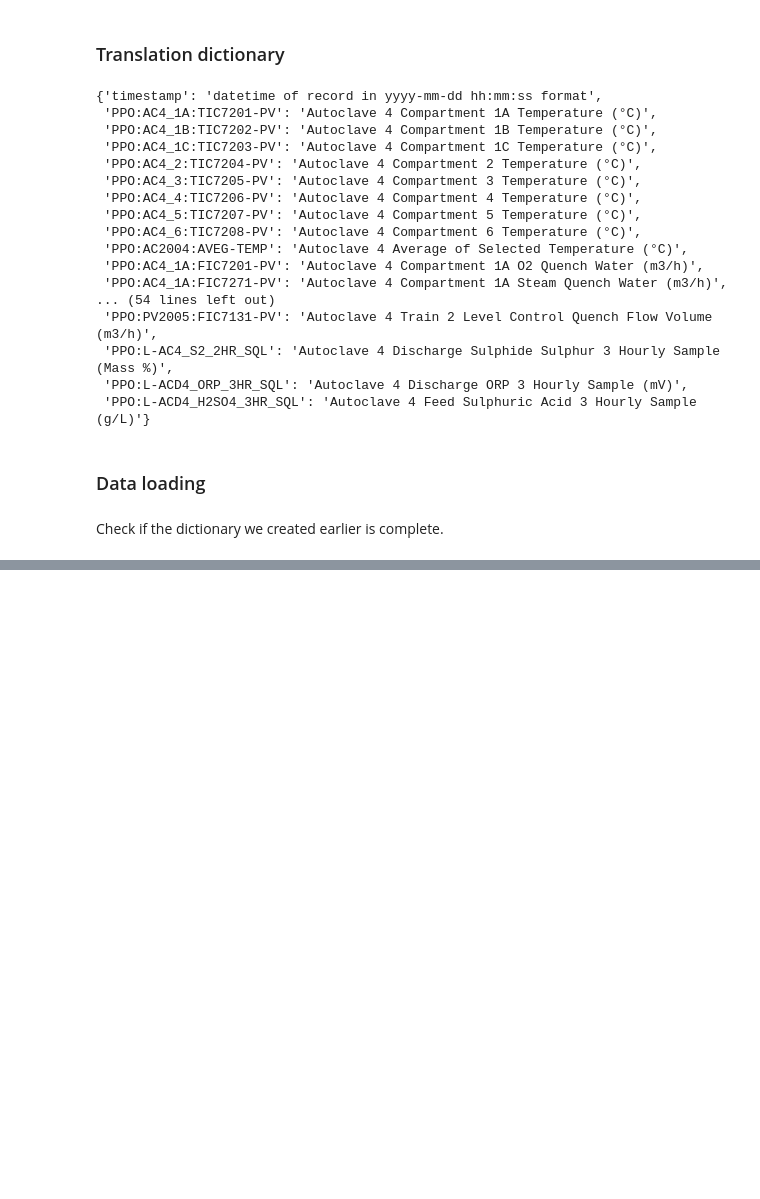
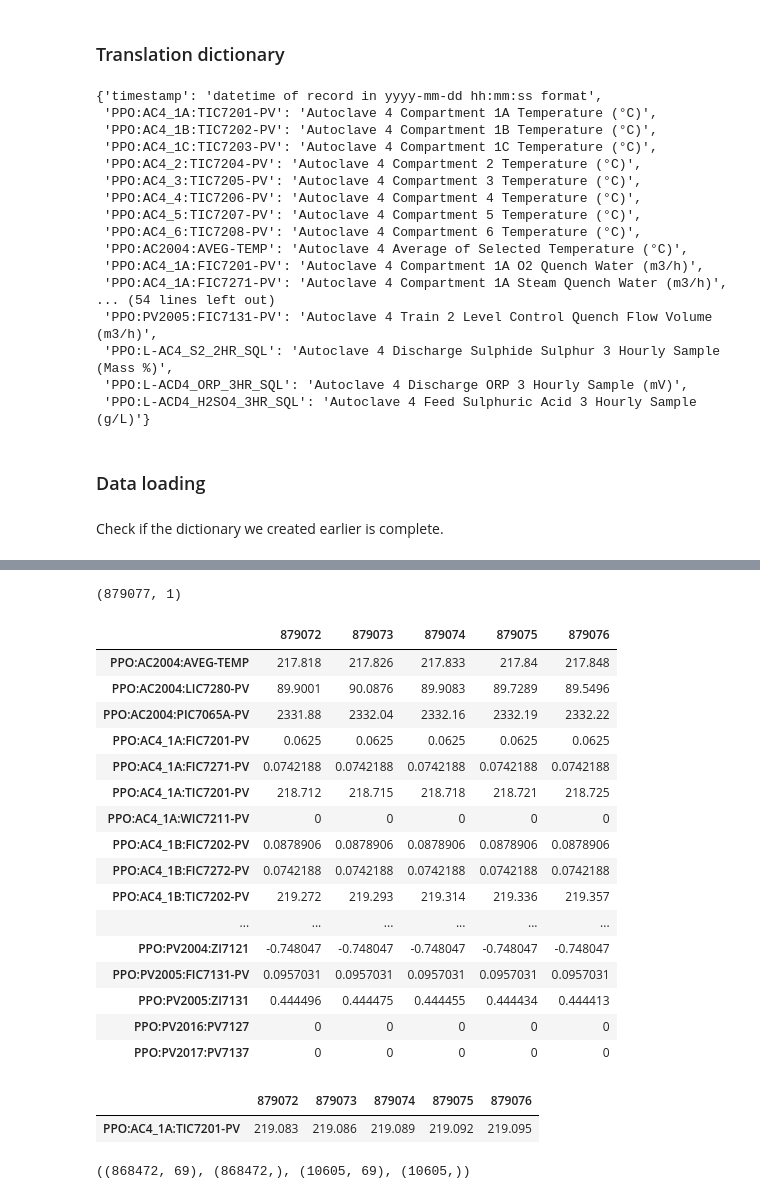
Before and after one commit to dabiged/TametheTemp, a Jupyter notebook: Data_investigations.ipynb, the cells around one changed output, grey strips where cells are left out. Drawn from its saved outputs; the diff is of its cells as text; code cells hidden in the pictures; blank space fills up the shorter version.

```diff
--- a/Data_investigations.ipynb
+++ b/Data_investigations.ipynb
@@ -132,2 +138,17 @@ def display_all(df):
     with pd.option_context("display.max_rows", 1000, "display.max_columns", 1000):
         display(df)
+# %%
+def _extract_y_value(df):
+    """The target or y-value here is the field PPO:AC4_1A:TIC7201-PV, lagged by one hour.
+    This should probably be left unchanged."""
+    x_columns = df.columns.values.tolist()
+    df['target_timestamp'] = df['timestamp'] - pd.Timedelta(seconds=3600)
+    df['target_PPO:AC4_1A:TIC7201-PV'] = df['PPO:AC4_1A:TIC7201-PV']
+    x_df = df[x_columns]
+    y_df = df[['target_timestamp', 'target_PPO:AC4_1A:TIC7201-PV']]
+    merged_df = pd.merge(x_df, y_df, left_on='timestamp', right_on='target_timestamp')
+    x_df = merged_df[x_columns].drop(columns=['timestamp'])
+    y_df = merged_df[['target_PPO:AC4_1A:TIC7201-PV']].rename(columns={
+        'target_PPO:AC4_1A:TIC7201-PV': 'PPO:AC4_1A:TIC7201-PV'
+    })
+    return x_df, y_df
@@ -189,0 +204,49 @@ Name: PPO:AC4_1A:TIC7201-PV, Length: 961920, dtype: object
+# %%
+X, Y = _extract_y_value(df)
+# %%
+Y.shape
+# %% [output]
+(879077, 1)
+# %%
+display_all(X.tail().T)
+# %% [output]
+|  | 879072 | 879073 | 879074 | 879075 | 879076 |
+| PPO:AC2004:AVEG-TEMP | 217.818 | 217.826 | 217.833 | 217.84 | 217.848 |
+| PPO:AC2004:LIC7280-PV | 89.9001 | 90.0876 | 89.9083 | 89.7289 | 89.5496 |
+| PPO:AC2004:PIC7065A-PV | 2331.88 | 2332.04 | 2332.16 | 2332.19 | 2332.22 |
+| PPO:AC4_1A:FIC7201-PV | 0.0625 | 0.0625 | 0.0625 | 0.0625 | 0.0625 |
+| PPO:AC4_1A:FIC7271-PV | 0.0742188 | 0.0742188 | 0.0742188 | 0.0742188 | 0.0742188 |
+| PPO:AC4_1A:TIC7201-PV | 218.712 | 218.715 | 218.718 | 218.721 | 218.725 |
+| PPO:AC4_1A:WIC7211-PV | 0 | 0 | 0 | 0 | 0 |
+| PPO:AC4_1B:FIC7202-PV | 0.0878906 | 0.0878906 | 0.0878906 | 0.0878906 | 0.0878906 |
+| PPO:AC4_1B:FIC7272-PV | 0.0742188 | 0.0742188 | 0.0742188 | 0.0742188 | 0.0742188 |
+| PPO:AC4_1B:TIC7202-PV | 219.272 | 219.293 | 219.314 | 219.336 | 219.357 |
+| ... | ... | ... | ... | ... | ... |
+| PPO:PV2004:ZI7121 | -0.748047 | -0.748047 | -0.748047 | -0.748047 | -0.748047 |
+| PPO:PV2005:FIC7131-PV | 0.0957031 | 0.0957031 | 0.0957031 | 0.0957031 | 0.0957031 |
+| PPO:PV2005:ZI7131 | 0.444496 | 0.444475 | 0.444455 | 0.444434 | 0.444413 |
+| PPO:PV2016:PV7127 | 0 | 0 | 0 | 0 | 0 |
+| PPO:PV2017:PV7137 | 0 | 0 | 0 | 0 | 0 |
+# %%
+display_all(Y.tail().T)
+# %% [output]
+|  | 879072 | 879073 | 879074 | 879075 | 879076 |
+| PPO:AC4_1A:TIC7201-PV | 219.083 | 219.086 | 219.089 | 219.092 | 219.095 |
+# %%
+def split_vals(a,n): return a[:n].copy(), a[n:].copy()
+
+n_valid = 12000  # same as Kaggle's test set size
+n_trn = len(df)-n_valid
+X_train, X_valid = split_vals(X, n_trn)
+y_train, y_valid = split_vals(Y, n_trn)
+# Convert column vectors from shape (N,1) to (N,).
+y_train=y_train.values.ravel()
+y_valid=y_valid.values.ravel()
+# A bunch of entries in y_train contain floats as strings.
+for num,i in enumerate(y_train):
+    if type(i) != type(4.5):
+        y_train[num]=float(y_train[num])
+
+X_train.shape, y_train.shape, X_valid.shape, y_valid.shape
+# %% [output]
+((868472, 69), (868472,), (10605, 69), (10605,))
```
Also changed, not shown: parts of 10 cells of this notebook.
